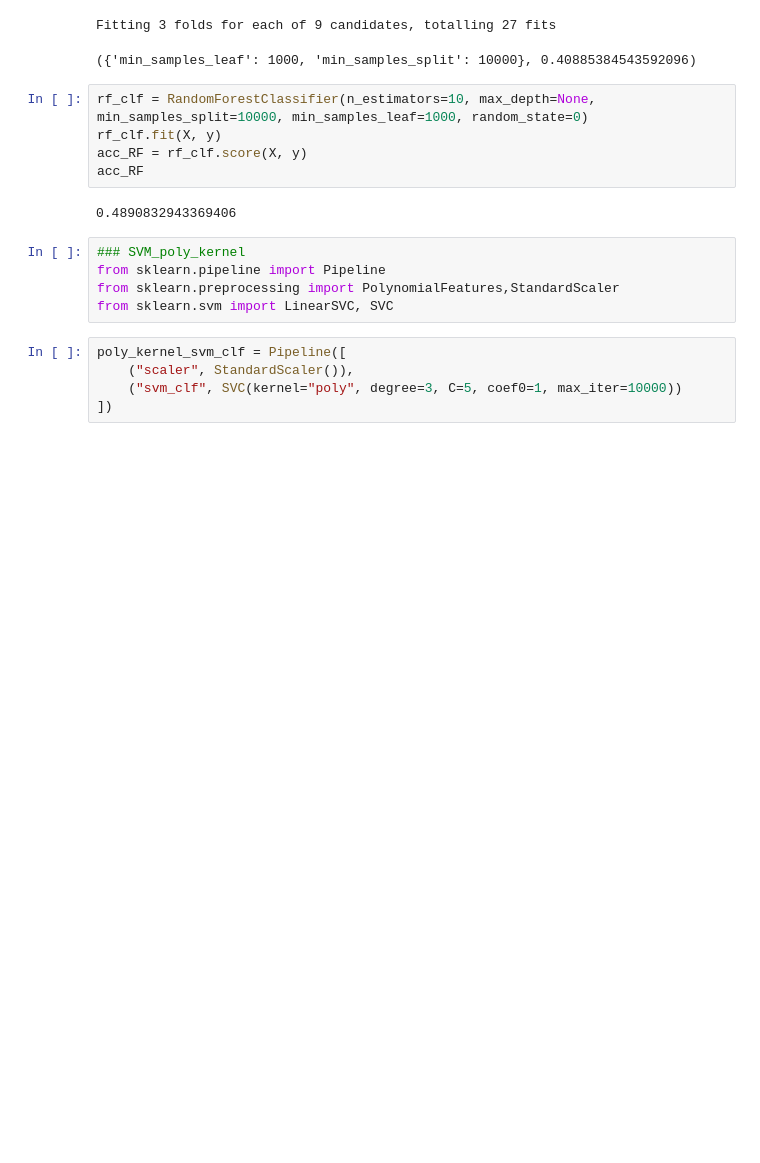
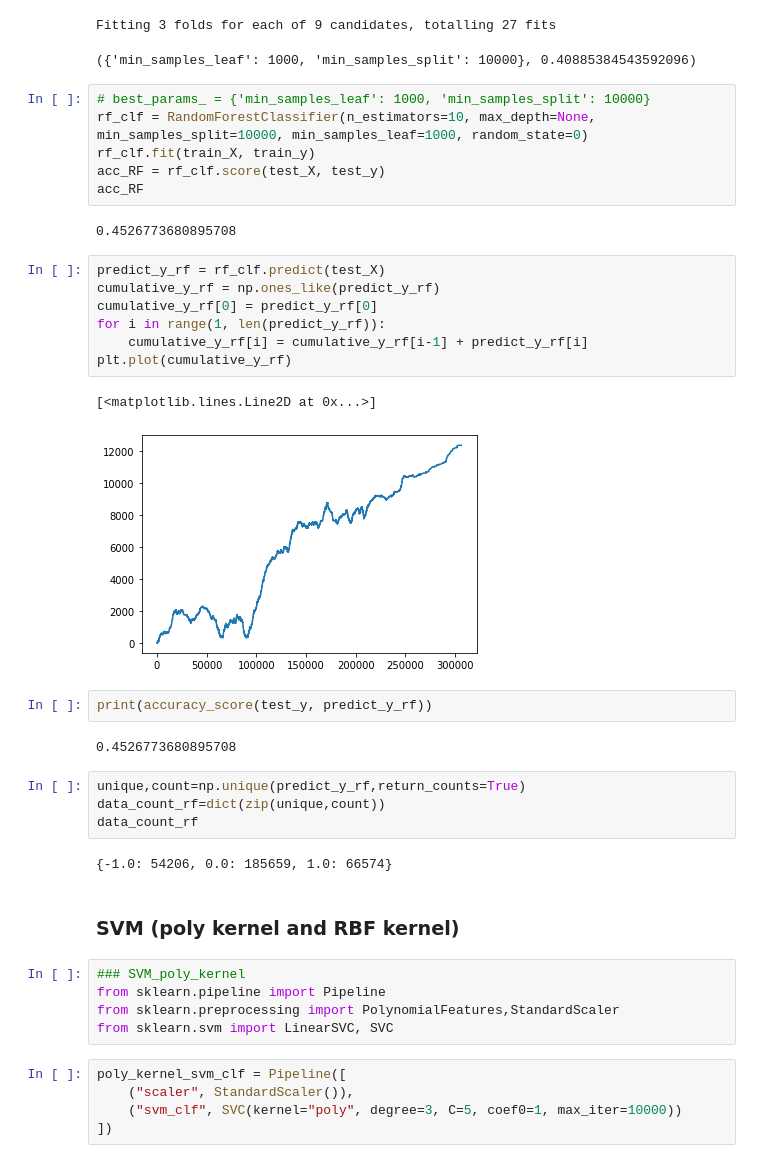
Before and after one commit to Zheng-Yi-git/High_Freq_Trading, a Jupyter notebook: demo.ipynb, the cells around one changed output. Drawn from its saved outputs; the diff is of its cells as text; blank space fills up the shorter version.

```diff
--- a/demo.ipynb
+++ b/demo.ipynb
@@ -95,12 +149,35 @@ gridsearch.best_params_, gridsearch.best_score_
 Fitting 3 folds for each of 9 candidates, totalling 27 fits
 ({'min_samples_leaf': 1000, 'min_samples_split': 10000}, 0.40885384543592096)
 # %%
+# best_params_ = {'min_samples_leaf': 1000, 'min_samples_split': 10000}
 rf_clf = RandomForestClassifier(n_estimators=10, max_depth=None, min_samples_split=10000, min_samples_leaf=1000, random_state=0)
-rf_clf.fit(X, y)
-acc_RF = rf_clf.score(X, y)
+rf_clf.fit(train_X, train_y)
+acc_RF = rf_clf.score(test_X, test_y)
 acc_RF
 # %% [output]
-0.4890832943369406
+0.4526773680895708
+# %%
+predict_y_rf = rf_clf.predict(test_X)
+cumulative_y_rf = np.ones_like(predict_y_rf)
+cumulative_y_rf[0] = predict_y_rf[0]
+for i in range(1, len(predict_y_rf)):
+    cumulative_y_rf[i] = cumulative_y_rf[i-1] + predict_y_rf[i]
+plt.plot(cumulative_y_rf)
+# %% [output]
+[<matplotlib.lines.Line2D at 0x...>]
+[figure, added]
+# %%
+print(accuracy_score(test_y, predict_y_rf))
+# %% [output]
+0.4526773680895708
+# %%
+unique,count=np.unique(predict_y_rf,return_counts=True)
+data_count_rf=dict(zip(unique,count))
+data_count_rf
+# %% [output]
+{-1.0: 54206, 0.0: 185659, 1.0: 66574}
+# %% [markdown]
+### SVM (poly kernel and RBF kernel)
 # %%
 ### SVM_poly_kernel
 from sklearn.pipeline import Pipeline
```
Also changed, not shown: parts of 34 cells of this notebook.
